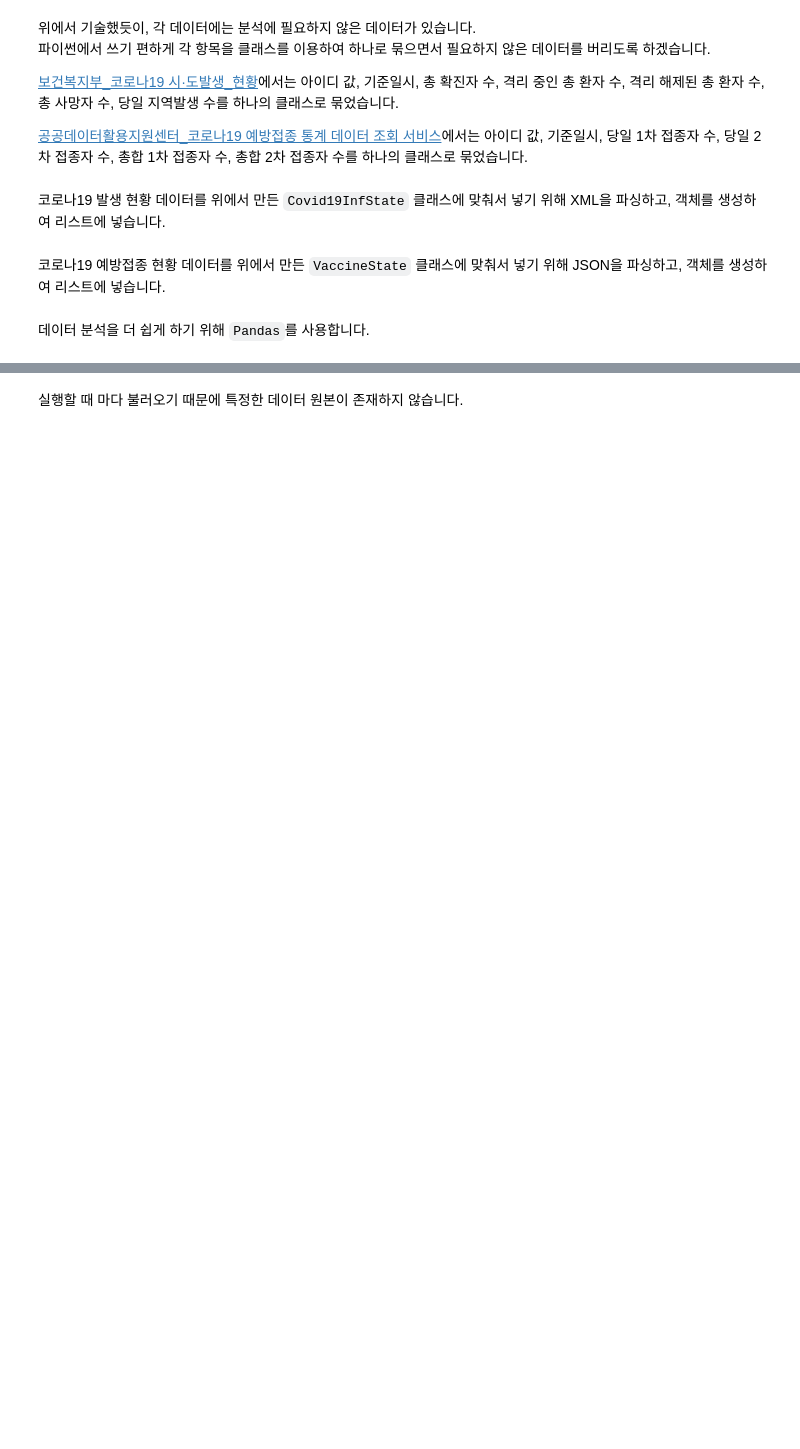
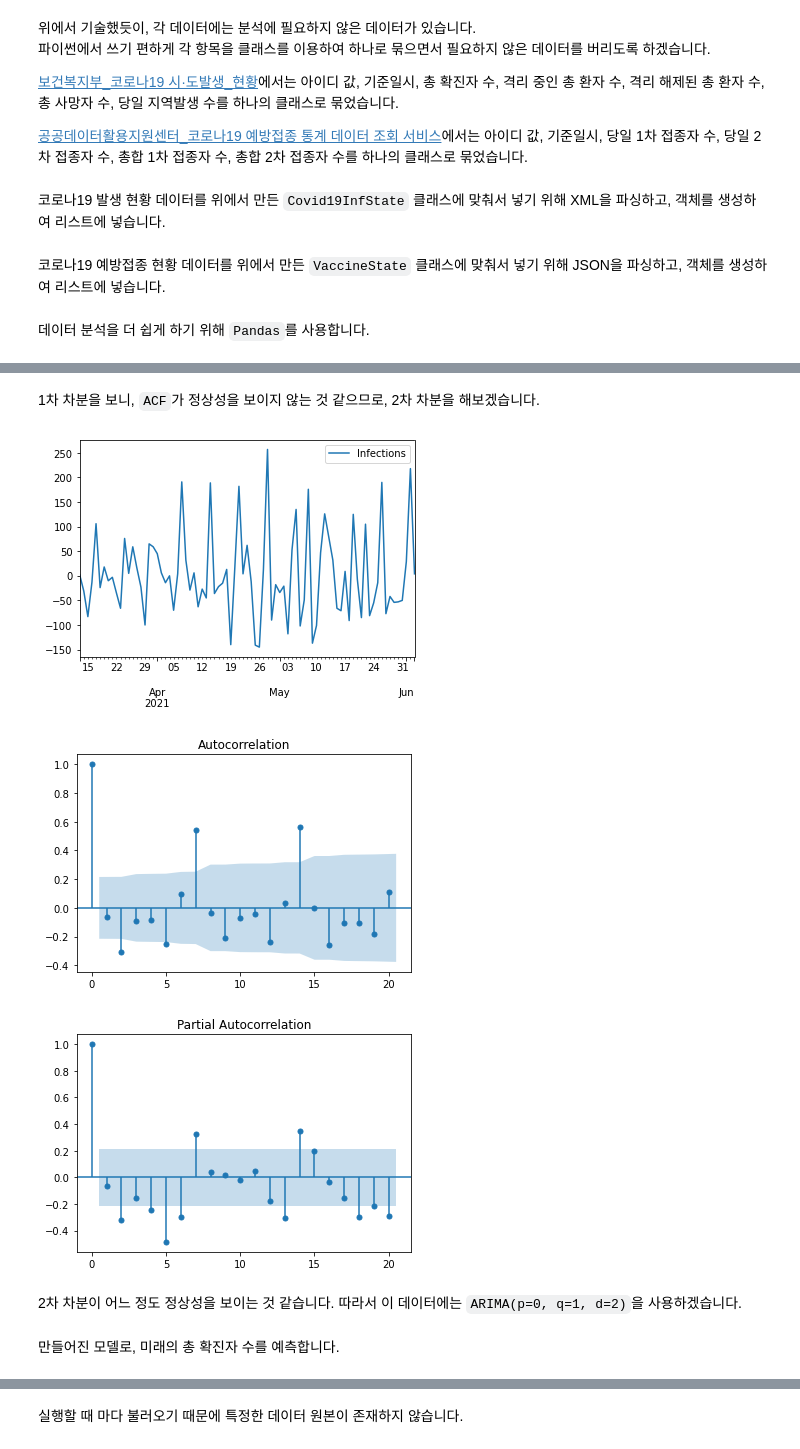
Before and after one commit to Coalery/WebPythonTermProject, a Jupyter notebook: TermProject_2021105589.ipynb, the cells around one changed output, grey strips where cells are left out. Drawn from its saved outputs; the diff is of its cells as text; code cells hidden in the pictures; blank space fills up the shorter version.

```diff
--- a/TermProject_2021105589.ipynb
+++ b/TermProject_2021105589.ipynb
@@ -284,0 +444,14 @@ print(vaccineStateDataFrame)
+# %% [markdown]
+1차 차분을 보니, `ACF`가 정상성을 보이지 않는 것 같으므로, 2차 차분을 해보겠습니다.
+# %%
+idiff_2 = idiff_1.diff(periods=1).iloc[1:]
+idiff_2.plot()
+plot_acf(idiff_2)
+plot_pacf(idiff_2)
+plt.show()
+# %% [output]
+[figure, added]
+[figure, added]
+[figure, added]
+# %% [markdown]
+2차 차분이 어느 정도 정상성을 보이는 것 같습니다. 따라서 이 데이터에는 `ARIMA(p=0, q=1, d=2)`을 사용하겠습니다.
@@ -284,0 +466,2 @@ print(vaccineStateDataFrame)
+# %% [markdown]
+만들어진 모델로, 미래의 총 확진자 수를 예측합니다.
```
Also changed, not shown: parts of 60 cells of this notebook.
